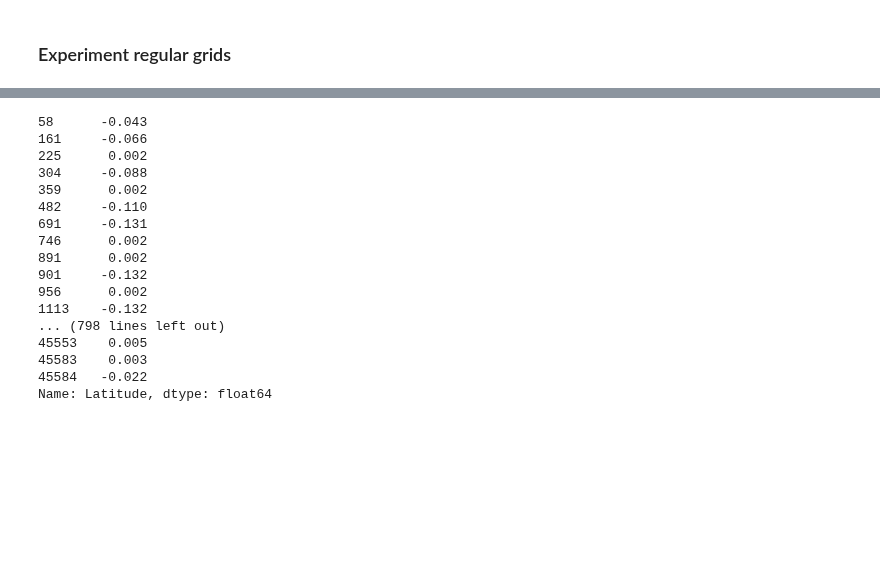
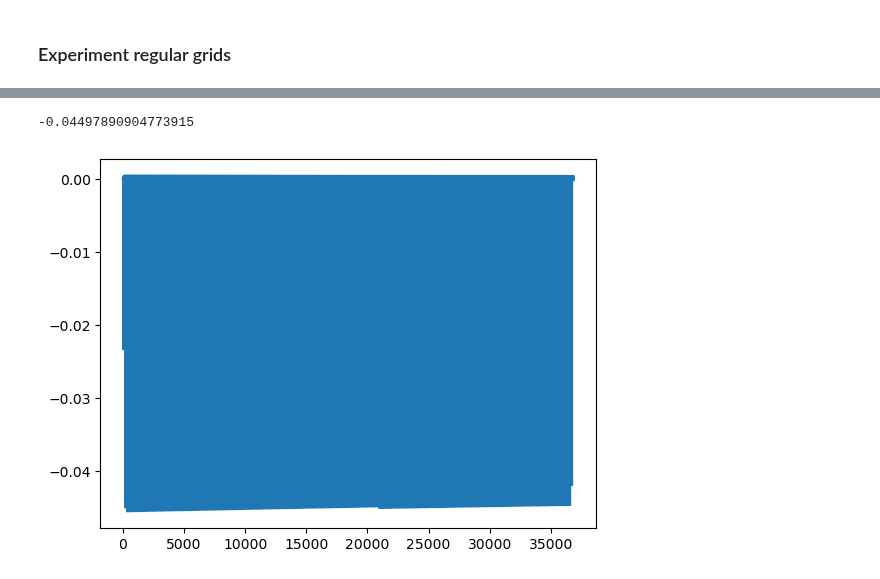
Before and after one commit to cl20813/GEMS_TCO, a Jupyter notebook: data_preprocessing/experiment.ipynb, the cells around one changed output, grey strips where cells are left out. Saved outputs shown, nothing was run; the diff lists cells and outputs as text; code cells hidden in the pictures; blank space fills up the shorter version.

```diff
--- a/data_preprocessing/experiment.ipynb
+++ b/data_preprocessing/experiment.ipynb
@@ -422,20 +440,8 @@ plt.plot(a[1:])
 # %%
-a[abs(a)>0.0015]
+a = data_map_hour['y24m07day01_hm00:52']['Latitude']-data_map_hour['y24m07day01_hm00:52']['Latitude'].shift()
+a = a[ abs(a)<5]
+plt.plot(a[1:])
+a[abs(a)>0.001].mean()
 # %% [output]
-58      -0.043
-161     -0.066
-225      0.002
-304     -0.088
-359      0.002
-482     -0.110
-691     -0.131
-746      0.002
-891      0.002
-901     -0.132
-956      0.002
-1113    -0.132
-... (798 lines left out)
-45553    0.005
-45583    0.003
-45584   -0.022
-Name: Latitude, dtype: float64
+-0.04497890904773915
+[figure, added]
```
Also changed, not shown: parts of 18 cells of this notebook.
